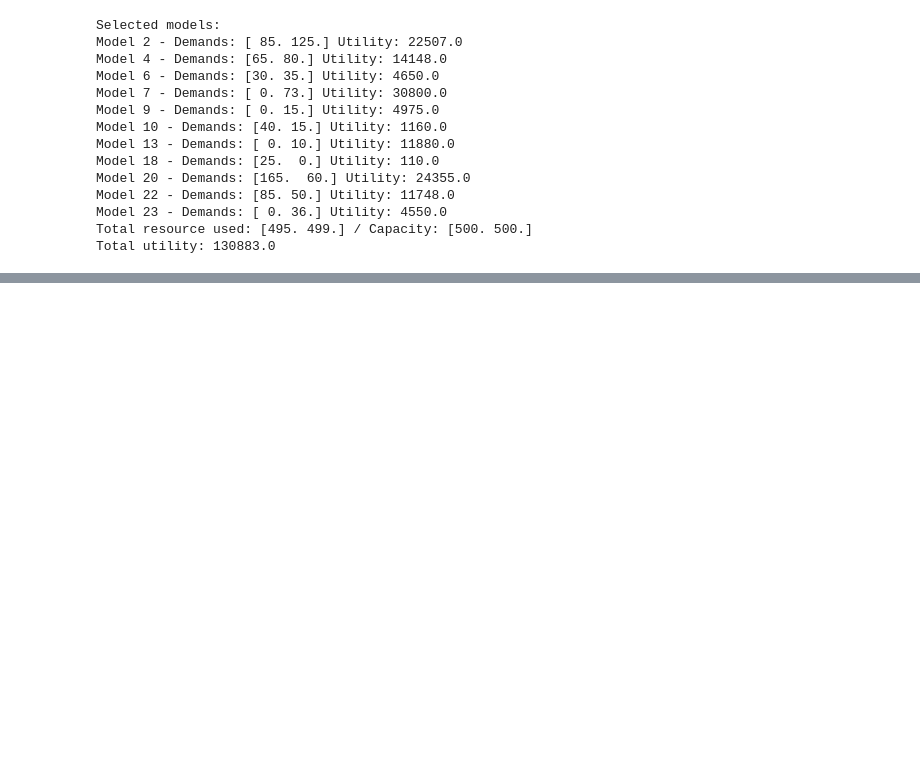
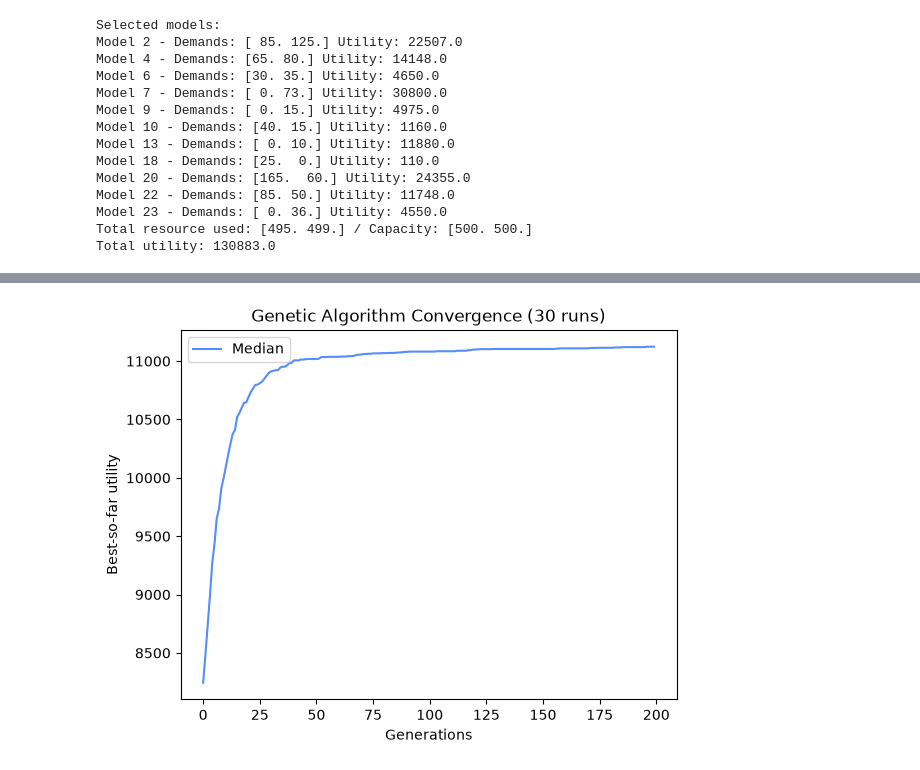
Before and after one commit to DuyAnh628/ai-assignment-y3s1, a Jupyter notebook: main.ipynb, the cells around one changed output, grey strips where cells are left out. Saved outputs shown, nothing was run; the diff lists cells and outputs as text; code cells hidden in the pictures; blank space fills up the shorter version.

```diff
--- a/main.ipynb
+++ b/main.ipynb
@@ -121,7 +121,6 @@ for run in range(20):
     times.append(time.perf_counter() - t0)
 
     weight, value = evaluate(sol)
-    assert fits(weight)
     results.append(value)
     histories.append(hist)
     if value > best_val:
@@ -173,0 +242,27 @@ print(med)
+# %%
+ga_results = []
+ga_times = []
+ga_histories = []
+ga_best_sol = None
+ga_best_val = -1
+
+for run in range(30):
+    t0 = time.perf_counter()
+    sol, hist = genetic_algorithm(seed=run)
+    ga_times.append(time.perf_counter() - t0)
+
+    weight = np.dot(demands2, sol) #final weight
+    value = np.dot(utilities2, sol) #final value
+    ga_results.append(value)
+    ga_histories.append(hist)
+    if value > ga_best_val:
+        ga_best_val = value
+        ga_best_sol = sol
+
+print("Best:", max(ga_results))
+print("Mean:", np.mean(ga_results))
+print("Median:", np.median(ga_results))
+print("Std:", np.std(ga_results))
+print(f"Mean runtime: {np.mean(ga_times):.4f}s | Total runtime: {np.sum(ga_times):.4f}s")
+print("Best models:", np.where(ga_best_sol == 1)[0].tolist())
+print("Best resource used:", np.dot(demands2, ga_best_sol), "/", capacities2)
@@ -173,0 +277,13 @@ print(med)
+# %%
+ga_history = np.array(ga_histories)
+ga_best_so_far = np.maximum.accumulate(ga_history, axis=1)
+ga_med = np.median(ga_best_so_far, axis=0)
+
+plt.plot(ga_med, label="Median")
+plt.xlabel("Generations")
+plt.ylabel("Best-so-far utility")
+plt.title("Genetic Algorithm Convergence (30 runs)")
+plt.legend()
+plt.show()
+# %% [output]
+[figure, added]
```
Also changed, not shown: parts of 6 cells of this notebook, 1 other file.
